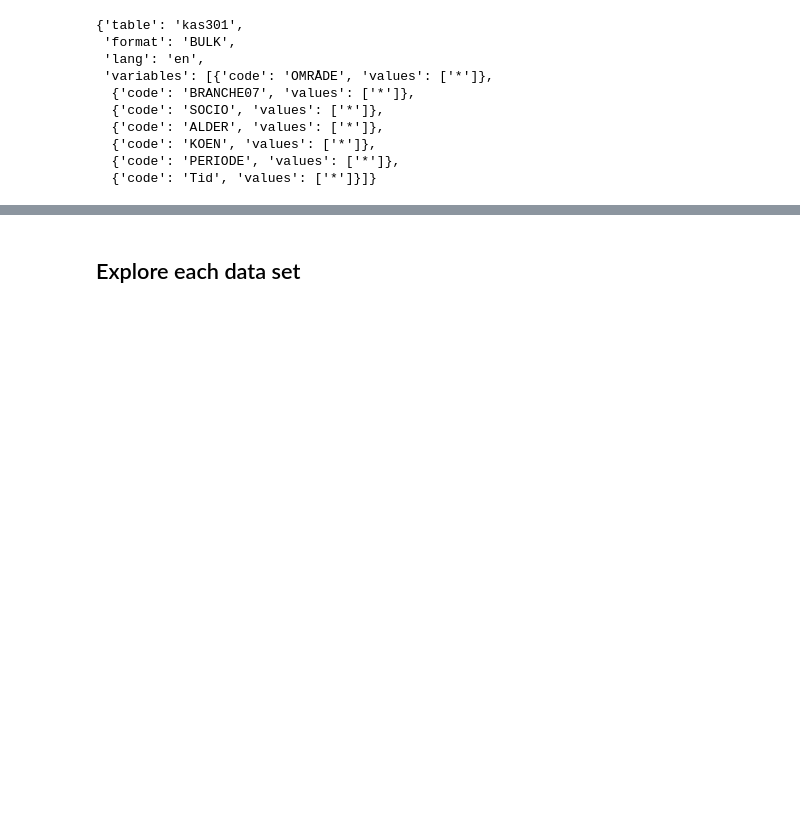
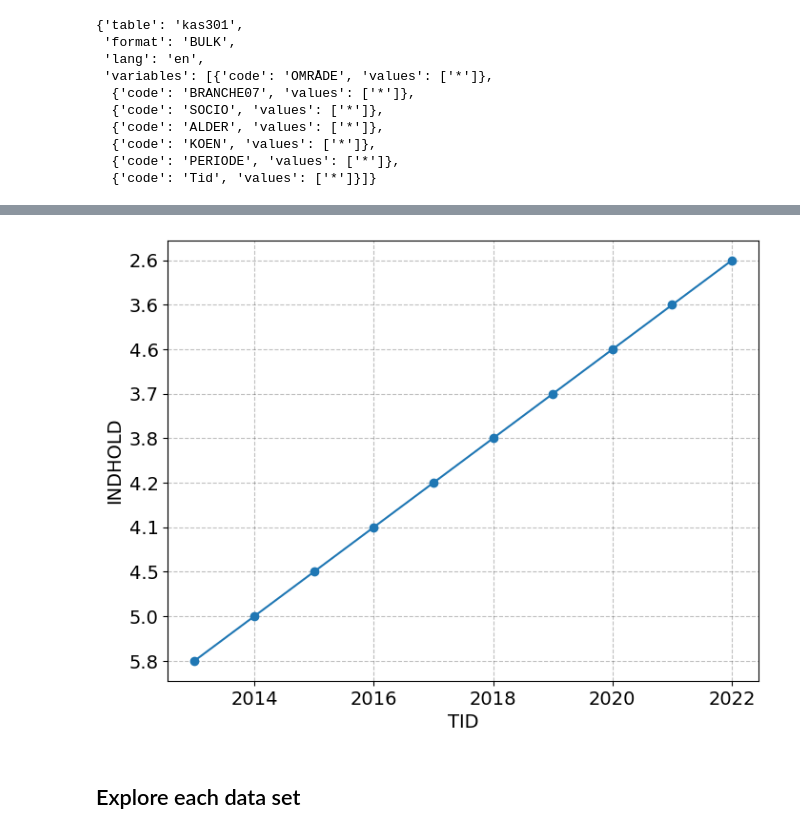
Before and after one commit to NumEconCopenhagen/projects-2024-sulaiman-phil-og-rabiah, a Jupyter notebook: dataproject/dataproject.ipynb, the cells around one changed output, grey strips where cells are left out. Cells and saved outputs as stored; diff of their text form; code cells hidden in the pictures; blank space fills up the shorter version.

```diff
--- a/dataproject/dataproject.ipynb
+++ b/dataproject/dataproject.ipynb
@@ -424,3 +434,5 @@ ax.grid(True)
 
 plt.xticks(rotation=45)
 plt.tight_layout()
+# %%
+ind1 = DstApi('AULP01')
@@ -426,0 +535,10 @@ plt.tight_layout()
+# %%
+params={'table': 'aulp01',
+ 'format': 'BULK',
+ 'lang': 'en',
+ 'variables': [{'code': 'OMRÅDE', 'values': ['000']},
+  {'code': 'ALDER', 'values': ['TOT']},
+  {'code': 'KØN', 'values': ['TOT']},
+  {'code': 'Tid', 'values': ['>2012']}]}
+
+params
@@ -426,0 +553,8 @@ plt.tight_layout()
+# %%
+ind1_1=ind1.get_data(params=params)
+# Rename the column from 'KØN' to 'KOEN'
+ind1_1.rename(columns={'KØN': 'KOEN'}, inplace=True)
+# Rename the column from 'KØN' to 'KOEN'
+ind1_1.rename(columns={'OMRÅDE': 'OMRAADE'}, inplace=True)
+
+ind1_1.head(100)
@@ -427,3 +573,20 @@ plt.tight_layout()
+# %%
+def plot_graph(TID, INDHOLD):
+    # Filter data based on selected values of KOEN and TID
+    #filtered_data = inc_api[(inc_api['KOEN'] == KOEN) & (inc_api['TID'] == TID)]
+
+    # Plotting
+    plt.figure(figsize=(8, 6))
+    plt.plot(ind1_1['TID'], ind1_1['INDHOLD'], marker='o')
+    plt.xlabel('TID')
+    plt.ylabel('INDHOLD')
+    #plt.title(f'Interactive Plot for KOEN={KOEN} and TID={TID}')
+    plt.grid(True)
+    plt.show()
+
+plot_graph('TID','INDHOLD')
+# %% [output]
+[figure, added]
 # %% [markdown]
 ## Explore each data set
 # %% [markdown]
```
Also changed, not shown: parts of 7 cells of this notebook.
